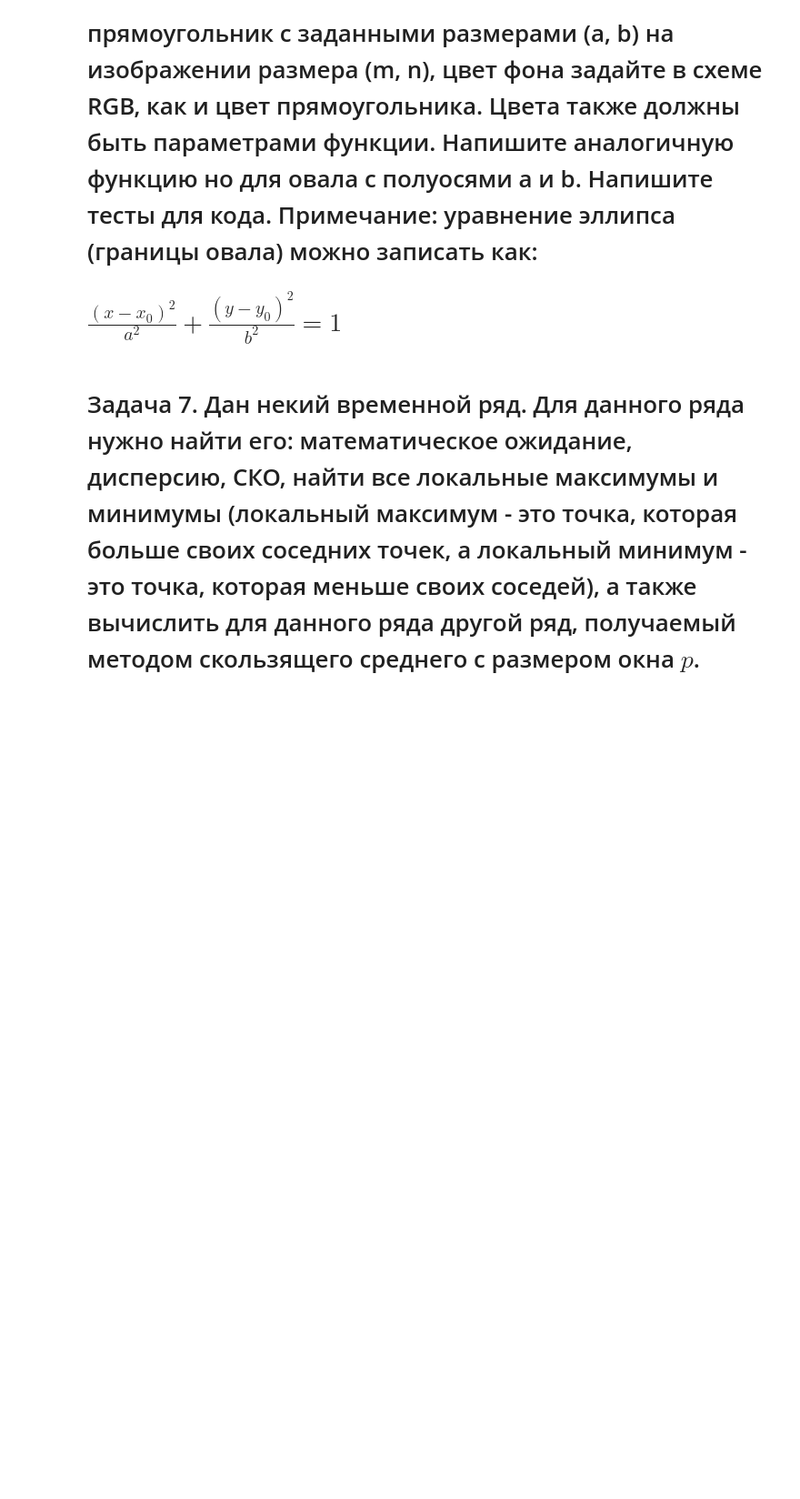
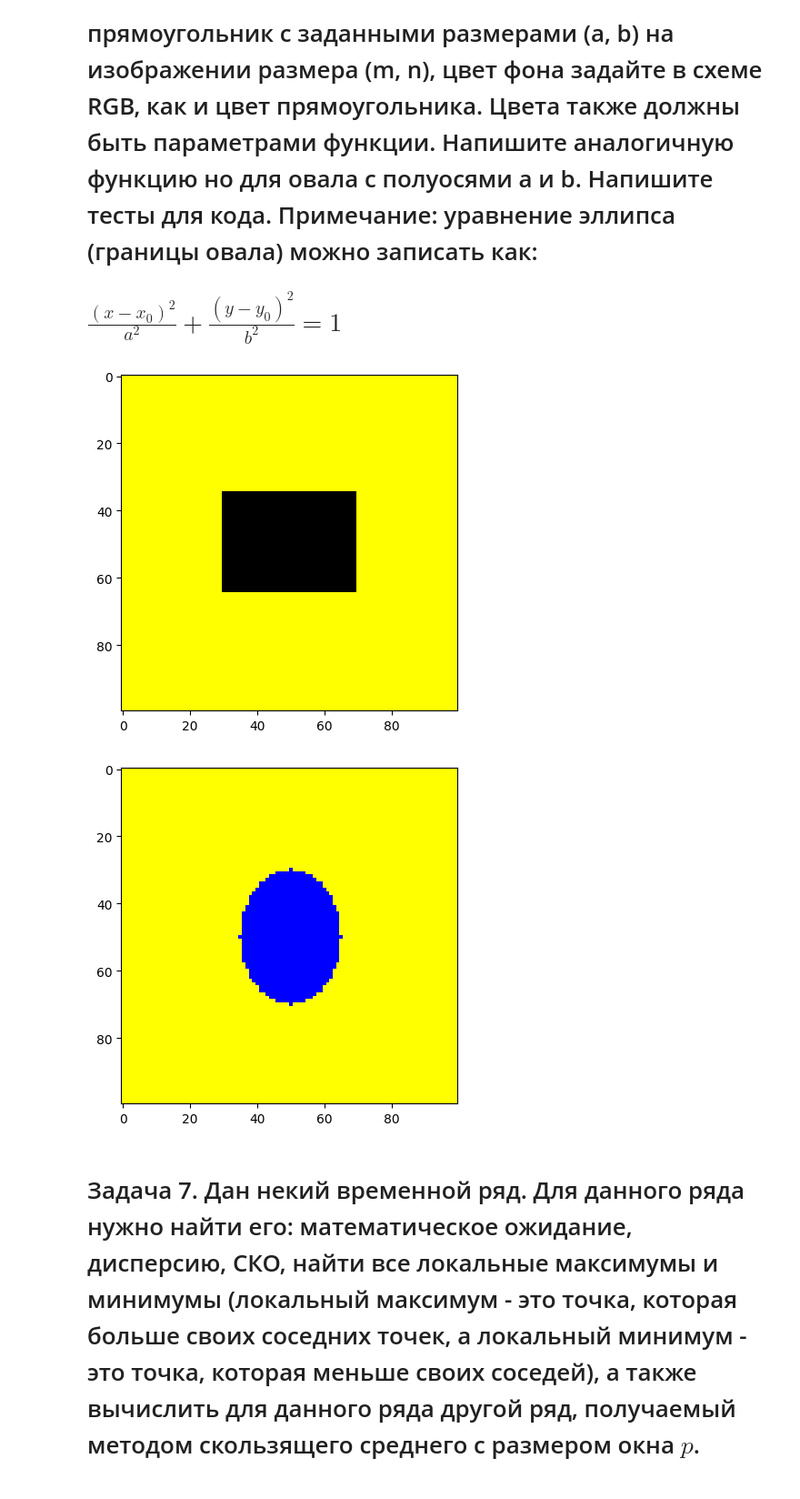
Before and after one commit to dmeteo/mlurfu, a Jupyter notebook: lab1/numpy.ipynb, the cells around one changed output. Shown at 91% size. Saved outputs shown, nothing was run; the diff lists cells and outputs as text; code cells hidden in the pictures; blank space fills up the shorter version.

```diff
--- a/lab1/numpy.ipynb
+++ b/lab1/numpy.ipynb
@@ -44,14 +172,33 @@ def chess(m, n, a, b):
 <h1>Задача 6. Напишите функцию, которая отрисовывает прямоугольник с заданными размерами (a, b) на изображении размера (m, n), цвет фона задайте в схеме RGB, как и цвет прямоугольника. Цвета также должны быть параметрами функции. Напишите аналогичную функцию но для овала с полуосями a и b. Напишите тесты для кода.
 Примечание: уравнение эллипса (границы овала) можно записать как:
 <h1>$\frac{(x-x_0)^2}{a^2}+\frac{(y-y_0)^2}{b^2}=1$
-# %%
-def draw_rectangle(a, b, m, n, rectangle_color, background_color):
-    # Your code goes here
-    pass
-
-def draw_ellipse(a, b, m, n, ellipse_color, background_color):
-    # Your code goes here
-    pass
+# %%
+def draw_rectangle(image, m, n, a, b, bg_color, color):
+    image[:,:] = bg_color
+    image[len(image[0]) // 2 - a:len(image[0]) // 2 + a, len(image[1]) // 2 - b:len(image[1]) // 2 + b] = color
+
+def draw_ellipse(image, m, n, a, b, bg_color, color):
+    image[:,:] = bg_color
+    y, x = np.ogrid[:m, :n]
+    mask = ((x - n // 2) ** 2 / a ** 2 + (y - m // 2) ** 2 / b ** 2) <= 1
+    image[mask] = color
+
+m, n = 100, 100
+image = np.zeros((m, n, 3), dtype=np.uint8)
+bg_color = (255, 255, 0)
+rect_color = (0, 0, 0)
+ellipse_color = (0, 0, 255)
+
+draw_rectangle(image, m, n, 15, 20, bg_color, rect_color)
+plt.imshow(image)
+plt.show()
+
+draw_ellipse(image, m, n, 15, 20, bg_color, ellipse_color)
+plt.imshow(image)
+plt.show()
+# %% [output]
+[figure, added]
+[figure, added]
 # %% [markdown]
 <h1>Задача 7. Дан некий временной ряд. Для данного ряда нужно найти его: математическое ожидание, дисперсию, СКО, найти все локальные максимумы и минимумы (локальный максимум - это точка, которая больше своих соседних точек, а локальный минимум - это точка, которая меньше своих соседей), а также вычислить для данного ряда другой ряд, получаемый методом скользящего среднего с размером окна $p$.
 <h1>Примечание: метод скользящего среднего подразумевает нахождение среднего из подмножетсва ряда размером $p$
```
Also changed, not shown: parts of 15 cells of this notebook, 1 other file.
